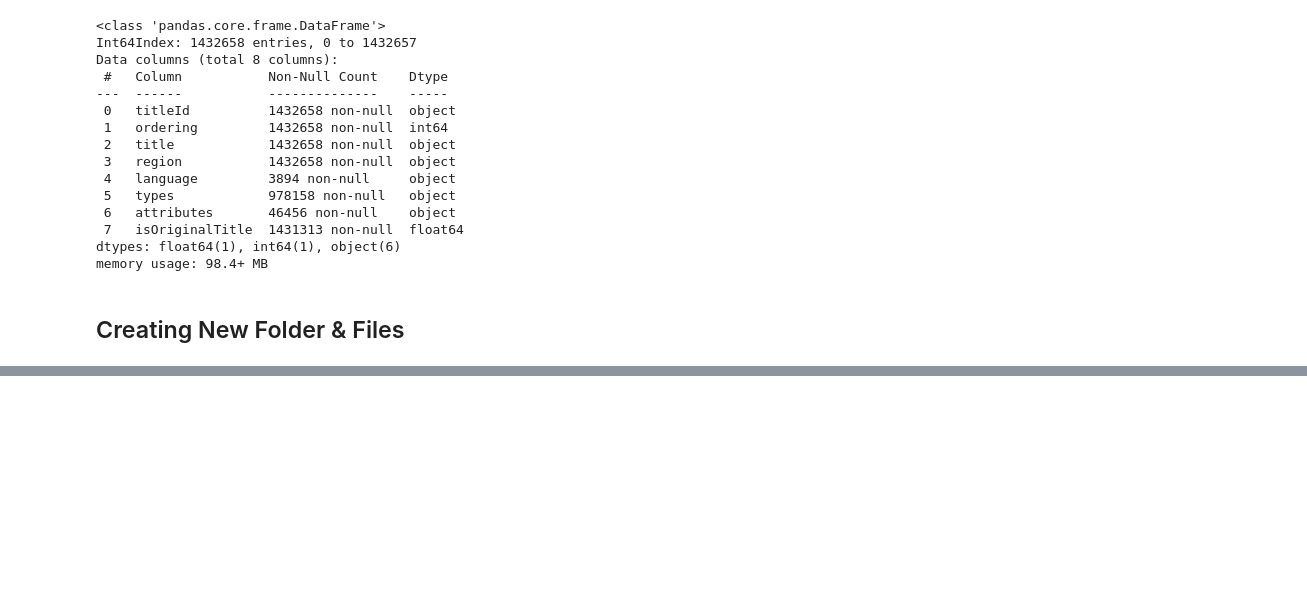
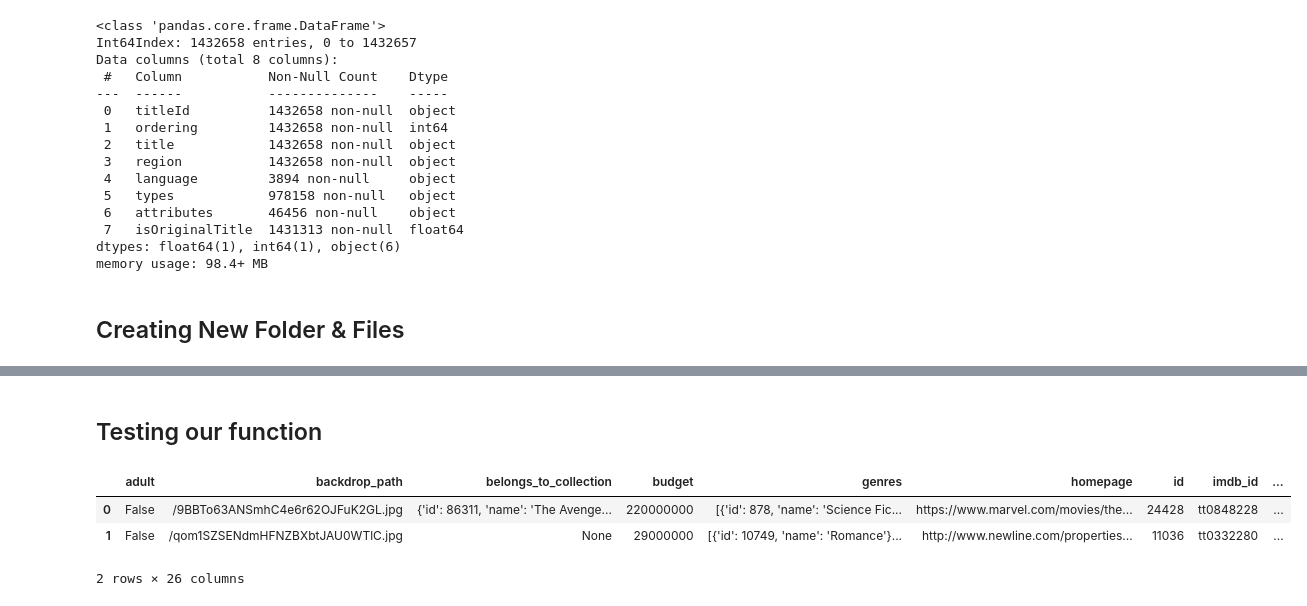
Before and after one commit to ryonce/IMDB-Project, a Jupyter notebook: IMD Project.ipynb, the cells around one changed output, grey strips where cells are left out. Cells and saved outputs as stored; diff of their text form; code cells hidden in the pictures; blank space fills up the shorter version.

```diff
--- a/IMD Project.ipynb
+++ b/IMD Project.ipynb
@@ -308,0 +376,17 @@ akas.to_csv("Data/title_akas.csv.gz",compression='gzip',index=False)
+# %%
+def write_json(new_data, filename):
+    """Appends a list of records (new_data) to a json file (filename).
+    Adapted from: https://www.geeksforgeeks.org/append-to-json-file-using-python/"""
+
+    with open(filename,'r+') as file:
+        # First we load existing data into a dict.
+        file_data = json.load(file)
+        ## Choose extend or append
+        if (type(new_data) == list) & (type(file_data) == list):
+            file_data.extend(new_data)
+        else:
+             file_data.append(new_data)
+        # Sets file's current position at offset.
+        file.seek(0)
+        # convert back to json.
+        json.dump(file_data, file)
@@ -308,0 +395,12 @@ akas.to_csv("Data/title_akas.csv.gz",compression='gzip',index=False)
+# %%
+# Load in the dataframe from project part 1 as basics:
+
+basics = pd.read_csv('Data/title_basics.csv.gz')
+# %%
+# Years needed
+
+YEARS_TO_GET = [2000,2001]
+# %%
+# Keep track of errors that occur
+
+errors = [ ]
@@ -308,0 +460,22 @@ akas.to_csv("Data/title_akas.csv.gz",compression='gzip',index=False)
+# %% [markdown]
+## Testing our function
+# %%
+# Testing our function on two movies
+
+test_ids = ["tt0848228", "tt0332280"]
+results = []
+for movie_id in test_ids:
+
+    try:
+        movie_info = movie_rating(movie_id)
+        results.append(movie_info)
+
+    except:
+        pass
+
+pd.DataFrame(results)
+# %% [output]
+|  | adult | backdrop_path | belongs_to_collection | budget | genres | homepage | id | imdb_id | ... |
+| 0 | False | /9BBTo63ANSmhC4e6r62OJFuK2GL.jpg | {'id': 86311, 'name': 'The Avenge... | 220000000 | [{'id': 878, 'name': 'Science Fic... | https://www.marvel.com/movies/the... | 24428 | tt0848228 | ... |
+| 1 | False | /qom1SZSENdmHFNZBXbtJAU0WTlC.jpg | None | 29000000 | [{'id': 10749, 'name': 'Romance'}... | http://www.newline.com/properties... | 11036 | tt0332280 | ... |
+2 rows × 26 columns
```
Also changed, not shown: parts of 15 cells of this notebook, 10 other files.
